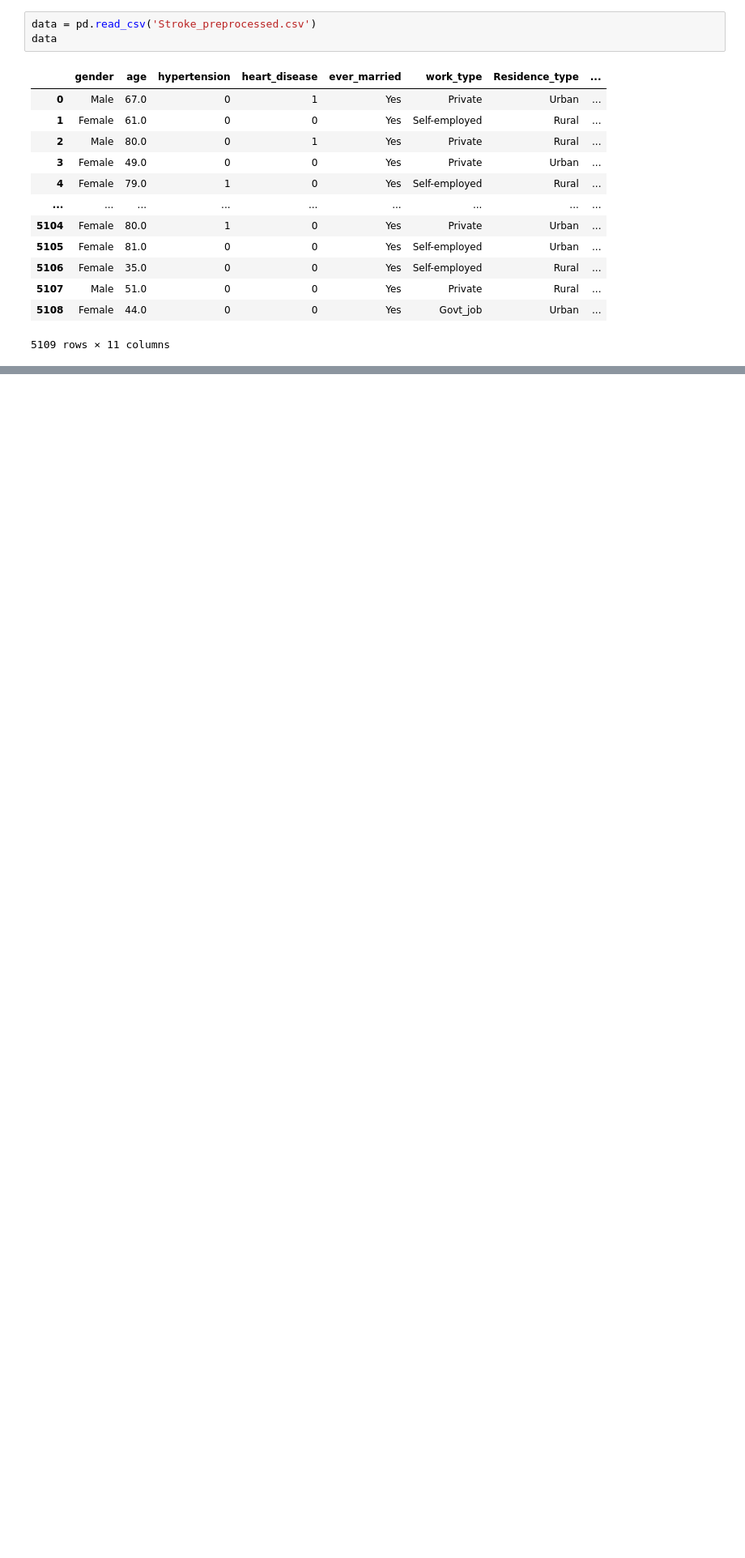
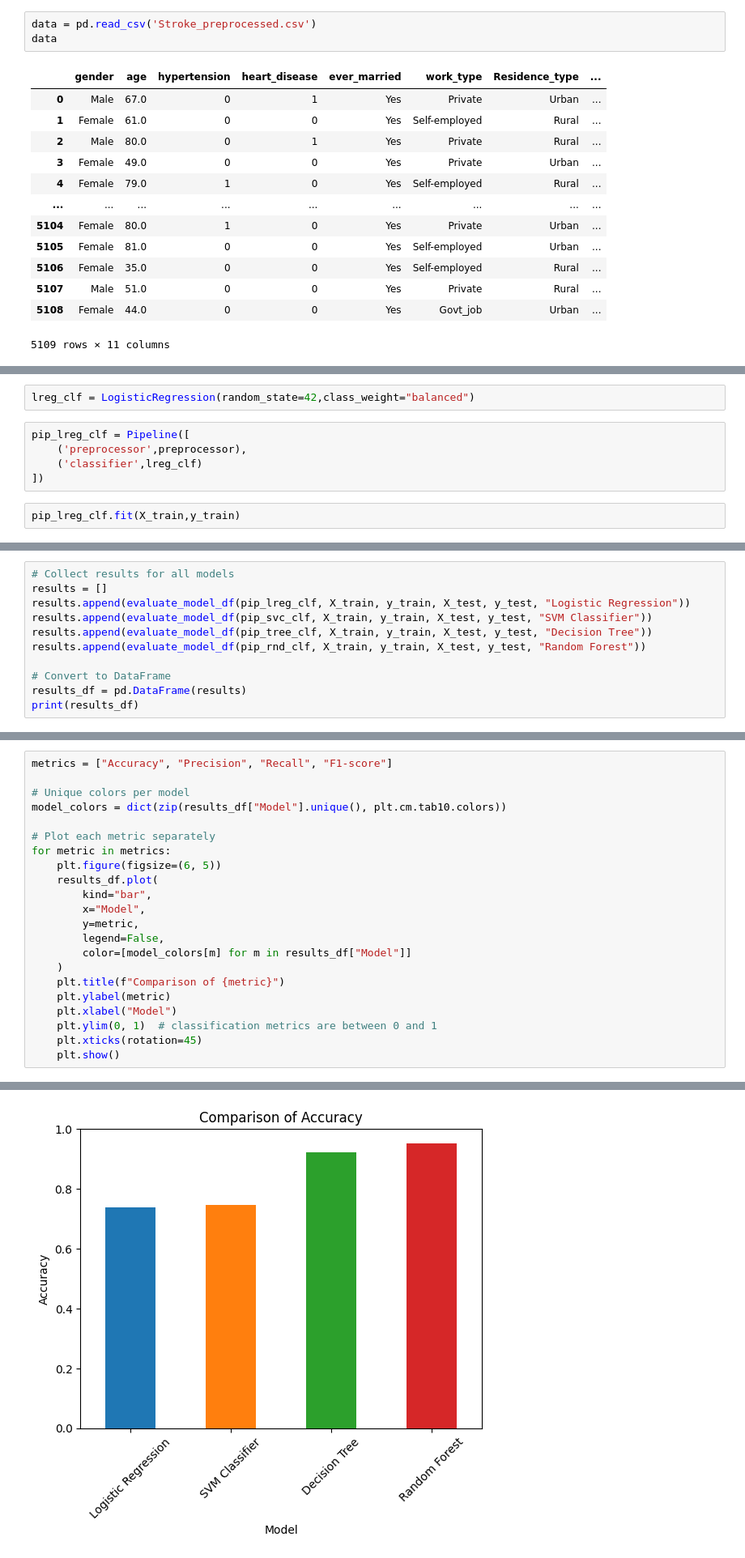
Before and after one commit to Alhamza-Mohamed/Machine-Learning, a Jupyter notebook: Stroke/Stroke_modeling.ipynb, the cells around one changed output, grey strips where cells are left out. Shown at 81% size. Drawn from its saved outputs; the diff is of its cells as text; blank space fills up the shorter version.

Commit message:
Stroke modeling

```diff
--- a/Stroke/Stroke_modeling.ipynb
+++ b/Stroke/Stroke_modeling.ipynb
@@ -141,0 +237,9 @@ weighted avg       1.00      0.95      0.97      1022
+# %%
+lreg_clf = LogisticRegression(random_state=42,class_weight="balanced")
+# %%
+pip_lreg_clf = Pipeline([
+    ('preprocessor',preprocessor),
+    ('classifier',lreg_clf)
+])
+# %%
+pip_lreg_clf.fit(X_train,y_train)
@@ -141,0 +292,11 @@ weighted avg       1.00      0.95      0.97      1022
+# %%
+# Collect results for all models
+results = []
+results.append(evaluate_model_df(pip_lreg_clf, X_train, y_train, X_test, y_test, "Logistic Regression"))
+results.append(evaluate_model_df(pip_svc_clf, X_train, y_train, X_test, y_test, "SVM Classifier"))
+results.append(evaluate_model_df(pip_tree_clf, X_train, y_train, X_test, y_test, "Decision Tree"))
+results.append(evaluate_model_df(pip_rnd_clf, X_train, y_train, X_test, y_test, "Random Forest"))
+
+# Convert to DataFrame
+results_df = pd.DataFrame(results)
+print(results_df)
@@ -141,0 +313,23 @@ weighted avg       1.00      0.95      0.97      1022
+# %%
+metrics = ["Accuracy", "Precision", "Recall", "F1-score"]
+
+# Unique colors per model
+model_colors = dict(zip(results_df["Model"].unique(), plt.cm.tab10.colors))
+
+# Plot each metric separately
+for metric in metrics:
+    plt.figure(figsize=(6, 5))
+    results_df.plot(
+        kind="bar",
+        x="Model",
+        y=metric,
+        legend=False,
+        color=[model_colors[m] for m in results_df["Model"]]
+    )
+    plt.title(f"Comparison of {metric}")
+    plt.ylabel(metric)
+    plt.xlabel("Model")
+    plt.ylim(0, 1)  # classification metrics are between 0 and 1
+    plt.xticks(rotation=45)
+    plt.show()
+# %% [output]
@@ -141,0 +337 @@ weighted avg       1.00      0.95      0.97      1022
+[figure, added]
```
Also changed, not shown: parts of 67 cells of this notebook, 2 other files.
